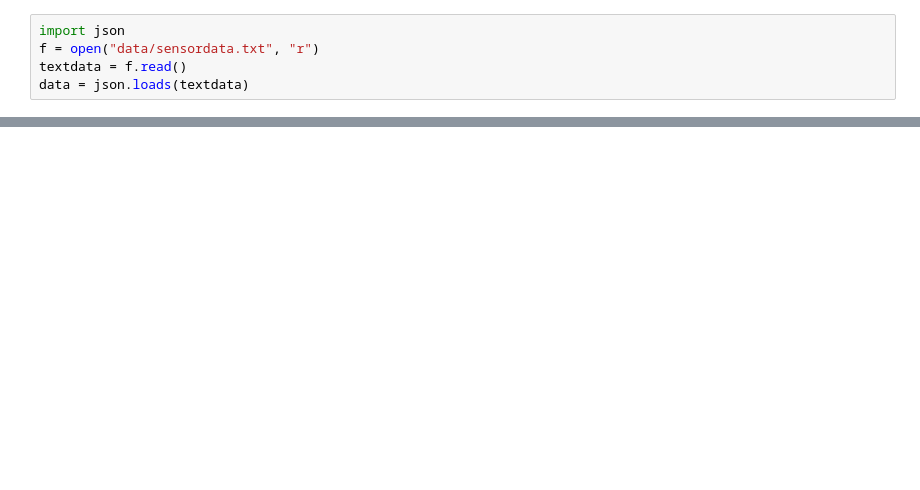
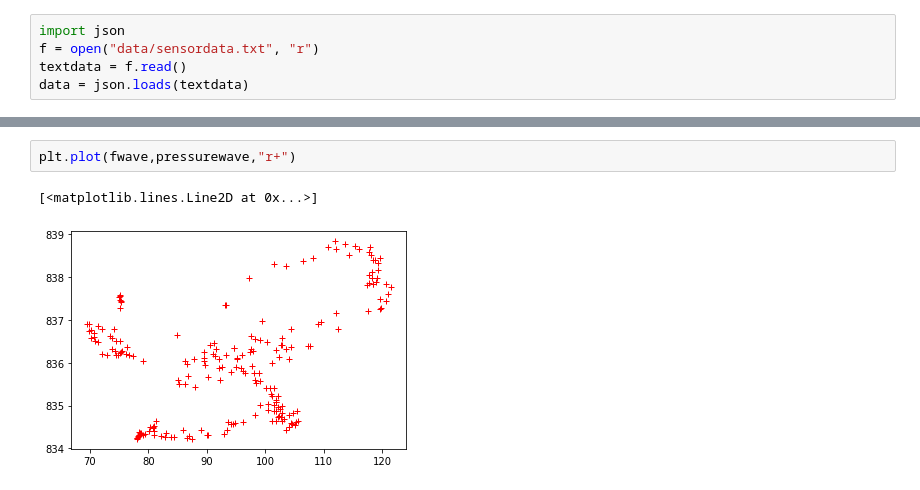
Before and after one commit to LafeLabs/trashmagicmedia, a Jupyter notebook: sensorserver/jupyter.ipynb, the cells around one changed output, grey strips where cells are left out. Cells and saved outputs as stored; diff of their text form; blank space fills up the shorter version.

```diff
--- a/sensorserver/jupyter.ipynb
+++ b/sensorserver/jupyter.ipynb
@@ -45,0 +50,5 @@ plt.plot(pressurewave)
+# %%
+plt.plot(fwave,pressurewave,"r+")
+# %% [output]
+[<matplotlib.lines.Line2D at 0x...>]
+[figure, added]
```
Also changed, not shown: parts of 6 cells of this notebook, 29 other files.
